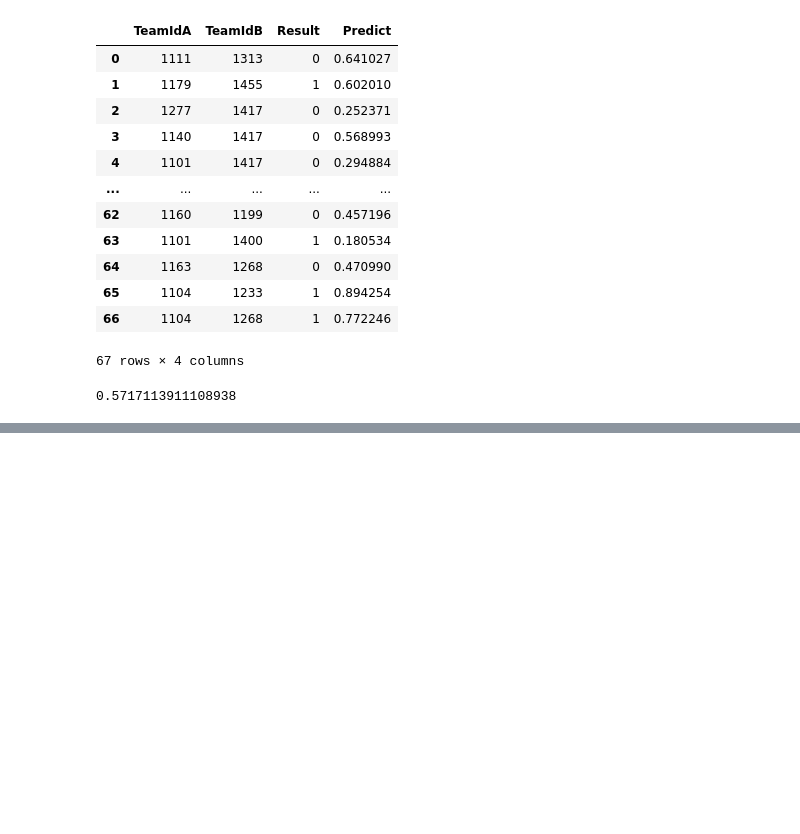
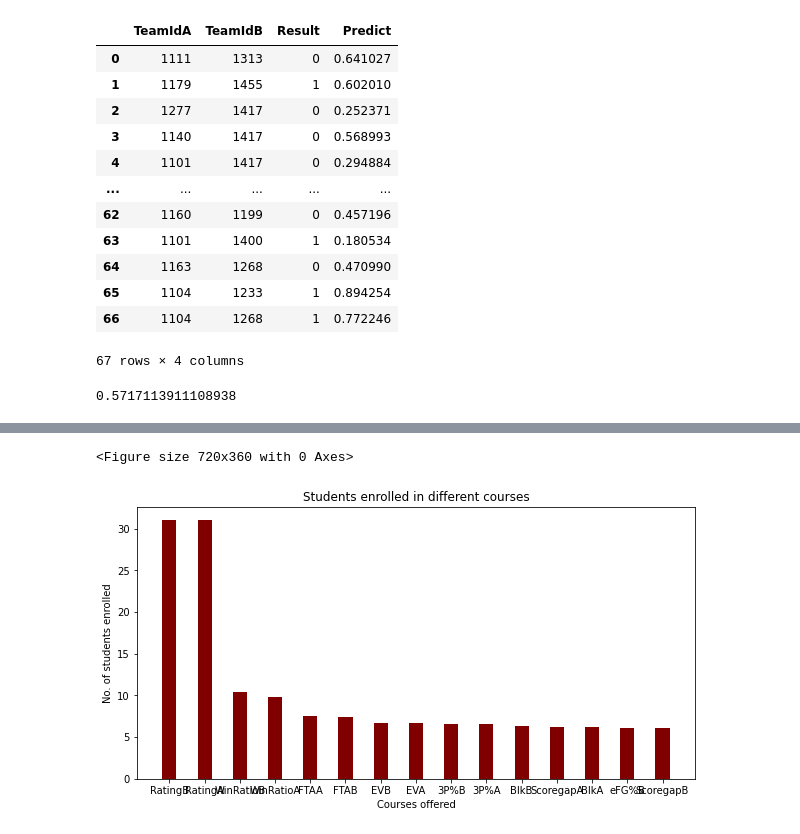
Before and after one commit to templarassVN/Team-3---KHDLUD---K18, a Jupyter notebook: NCAAM-2021.ipynb, the cells around one changed output, grey strips where cells are left out. Saved outputs shown, nothing was run; the diff lists cells and outputs as text; code cells hidden in the pictures; blank space fills up the shorter version.

```diff
--- a/NCAAM-2021.ipynb
+++ b/NCAAM-2021.ipynb
@@ -791,0 +903,3 @@ score
+# %%
+train = tourney_results[tourney_results['Season'] != 2019]
+train
@@ -791,0 +937,8 @@ score
+# %%
+x_train, y_train = train[features], train[target]
+x_val, y_val = valid[features], valid[target]
+# %%
+xgb_model = xgb.XGBClassifier(objective="binary:logistic", random_state=1010,learning_rate = 0.01)
+xgb_model.fit(x_train, y_train)
+Y_pred_valid = xgb_model.predict_proba(x_val)
+valid_loss = log_loss(y_val, Y_pred_valid)
@@ -791,0 +983,28 @@ score
+# %%
+import matplotlib.pyplot as plt
+
+# d = {}
+# for k in feature_importances[0].keys():
+#     d[k] = np.mean(np.asarray(tuple(d[k] for d in feature_importances)))
+d = xgb_model.get_booster().get_score(importance_type='gain')
+top = 15
+d = dict(sorted(d.items(), key=lambda item: item[1],reverse=True))
+fig = plt.figure(figsize = (10, 5))
+
+# creating the bar plot
+courses = list(d.keys())[:top]
+values = list(d.values())[:top]
+
+fig = plt.figure(figsize = (10, 5))
+
+# creating the bar plot
+plt.bar(courses, values, color ='maroon',
+        width = 0.4)
+
+plt.xlabel("Courses offered")
+plt.ylabel("No. of students enrolled")
+plt.title("Students enrolled in different courses")
+plt.show()
+# %% [output]
+<Figure size 720x360 with 0 Axes>
+[figure, added]
```
Also changed, not shown: parts of 18 cells of this notebook, 1 other file.
